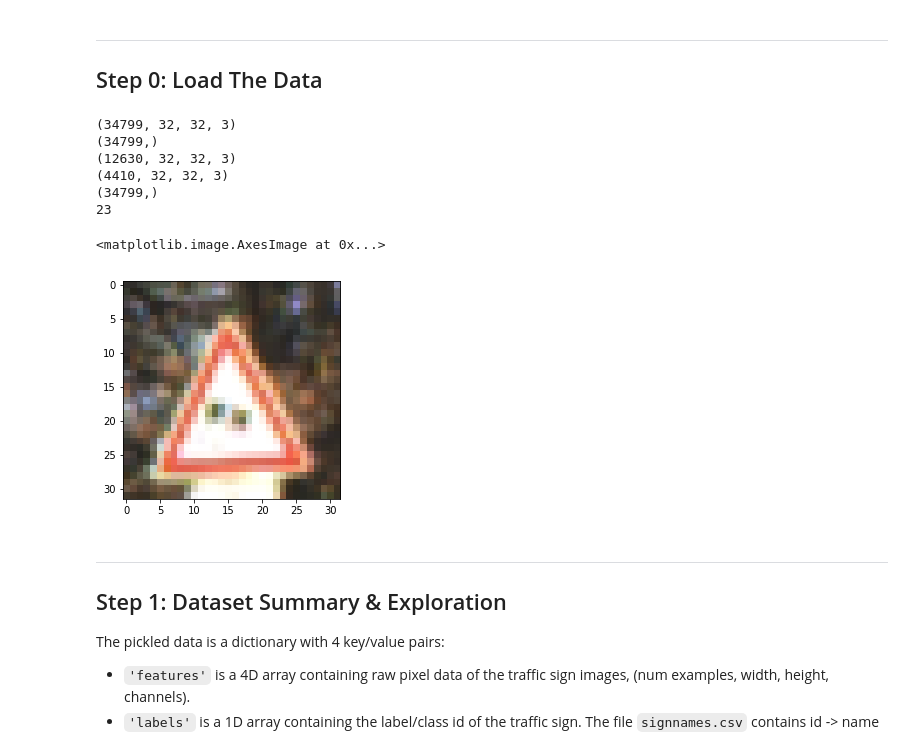
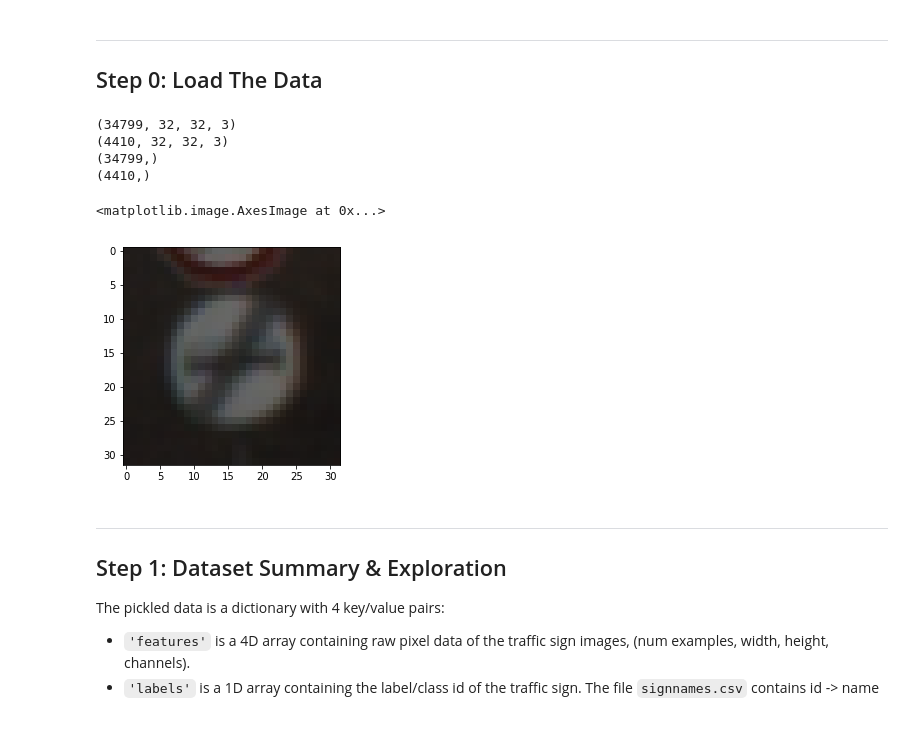
Before and after one commit to tempflip/CarND-Traffic-Sign-Classifier-Project, a Jupyter notebook: Traffic_Sign_Classifier.ipynb, the cells around one changed output. Saved outputs shown, nothing was run; the diff lists cells and outputs as text; code cells hidden in the pictures.

```diff
--- a/Traffic_Sign_Classifier.ipynb
+++ b/Traffic_Sign_Classifier.ipynb
@@ -42,24 +42,21 @@ X_test, y_test = test['features'], test['labels']
 # %%
 # discovering the format
 import matplotlib.pyplot as plt
 %matplotlib inline
-i = 2010
+i = 10
 print (X_train.shape)
-print (y_train.shape)
-print (X_test.shape)
 print (X_valid.shape)
 print (y_train.shape)
-print (y_train[i])
+print (y_valid.shape)
+
 plt.imshow(X_train[i])
 # %% [output]
 (34799, 32, 32, 3)
-(34799,)
-(12630, 32, 32, 3)
 (4410, 32, 32, 3)
 (34799,)
-23
+(4410,)
 <matplotlib.image.AxesImage at 0x...>
-[figure, old version]
+[figure, new version]
 # %% [markdown]
 ---
 
```
Also changed, not shown: parts of 5 cells of this notebook.
